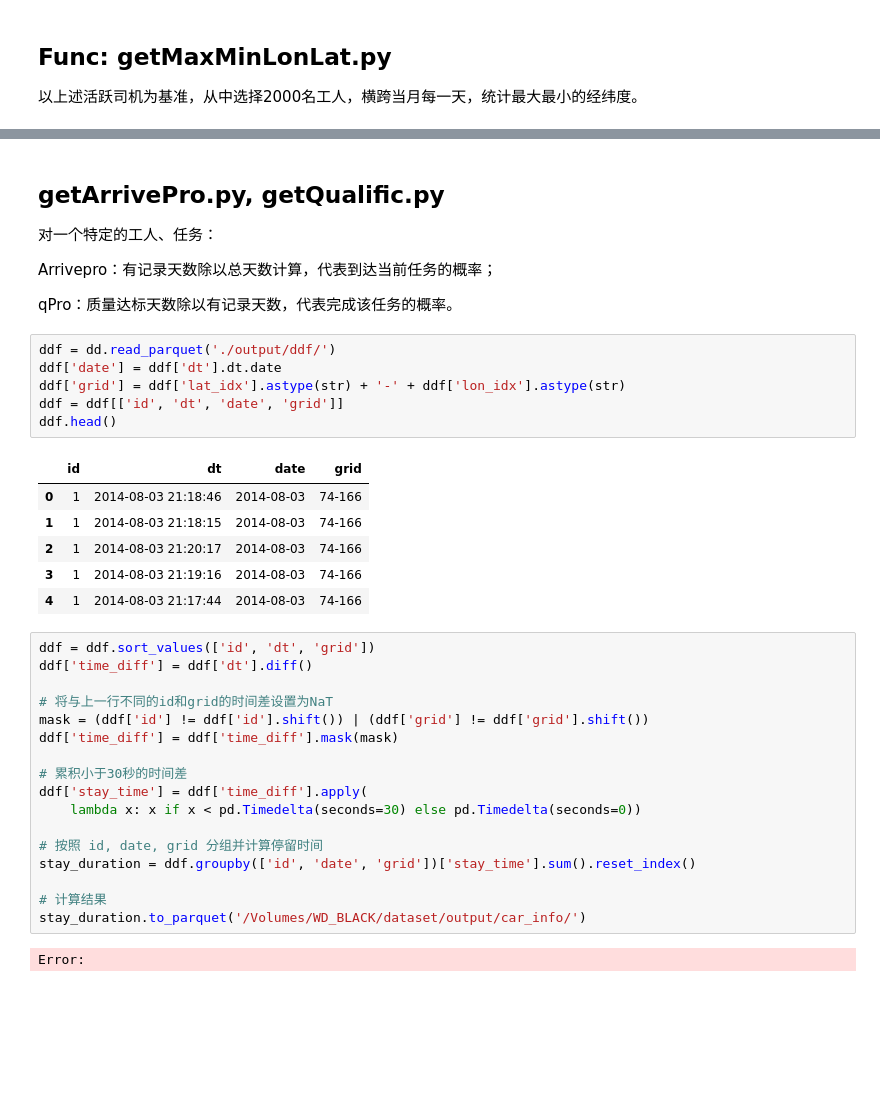
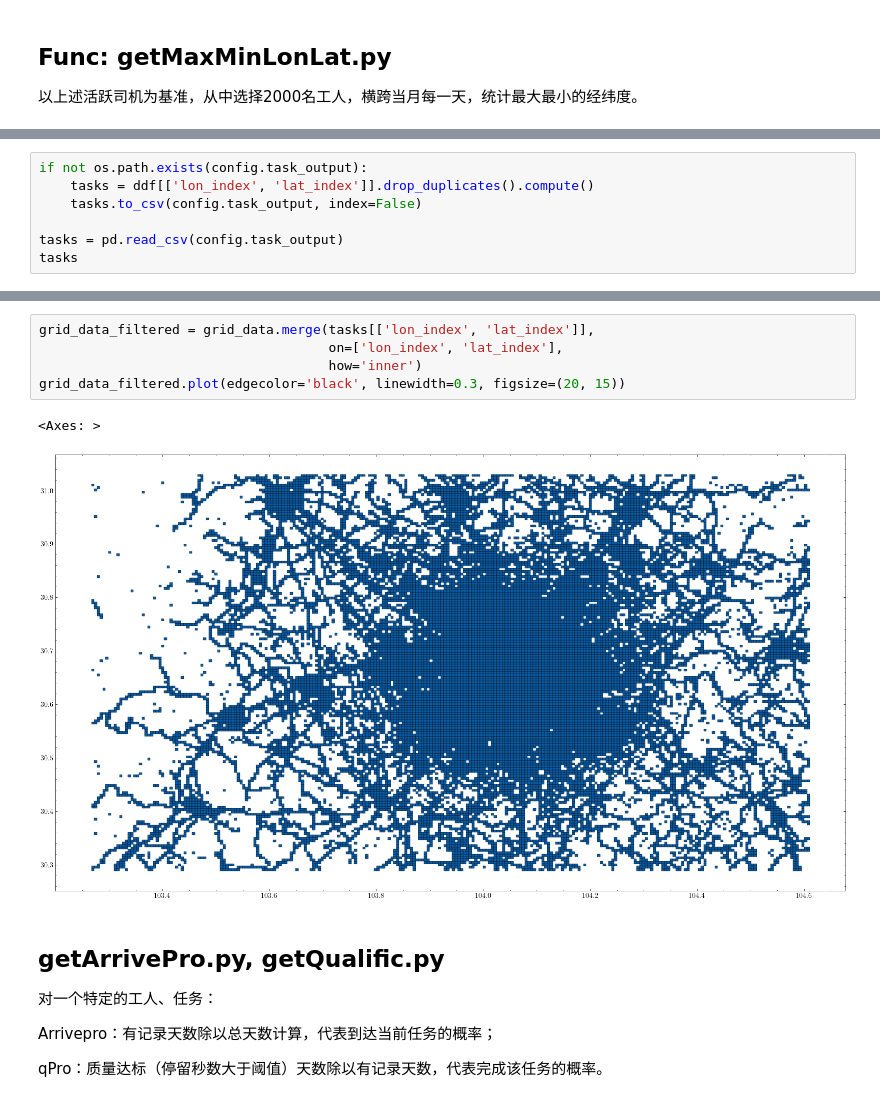
Before and after one commit to DURUII/Gaia-Explorer, a Jupyter notebook: jiaotongsai.ipynb, the cells around one changed output, grey strips where cells are left out. Drawn from its saved outputs; the diff is of its cells as text; blank space fills up the shorter version.

```diff
--- a/jiaotongsai.ipynb
+++ b/jiaotongsai.ipynb
@@ -205,0 +292,7 @@ ddf.to_parquet('./output/ddf/')
+# %%
+if not os.path.exists(config.task_output):
+    tasks = ddf[['lon_index', 'lat_index']].drop_duplicates().compute()
+    tasks.to_csv(config.task_output, index=False)
+
+tasks = pd.read_csv(config.task_output)
+tasks
@@ -206,3 +313,11 @@ ddf.to_parquet('./output/ddf/')
+# %%
+grid_data_filtered = grid_data.merge(tasks[['lon_index', 'lat_index']],
+                                     on=['lon_index', 'lat_index'],
+                                     how='inner')
+grid_data_filtered.plot(edgecolor='black', linewidth=0.3, figsize=(20, 15))
+# %% [output]
+<Axes: >
+[figure, added]
 # %% [markdown]
 ## getArrivePro.py, getQualific.py
 
@@ -210,36 +325,4 @@ ddf.to_parquet('./output/ddf/')
 
 Arrivepro：有记录天数除以总天数计算，代表到达当前任务的概率；
 
-qPro：质量达标天数除以有记录天数，代表完成该任务的概率。
+qPro：质量达标（停留秒数大于阈值）天数除以有记录天数，代表完成该任务的概率。
-# %%
-ddf = dd.read_parquet('./output/ddf/')
-ddf['date'] = ddf['dt'].dt.date
-ddf['grid'] = ddf['lat_idx'].astype(str) + '-' + ddf['lon_idx'].astype(str)
-ddf = ddf[['id', 'dt', 'date', 'grid']]
-ddf.head()
-# %% [output]
-|  | id | dt | date | grid |
-| 0 | 1 | 2014-08-03 21:18:46 | 2014-08-03 | 74-166 |
-| 1 | 1 | 2014-08-03 21:18:15 | 2014-08-03 | 74-166 |
-| 2 | 1 | 2014-08-03 21:20:17 | 2014-08-03 | 74-166 |
-| 3 | 1 | 2014-08-03 21:19:16 | 2014-08-03 | 74-166 |
-| 4 | 1 | 2014-08-03 21:17:44 | 2014-08-03 | 74-166 |
-# %%
-ddf = ddf.sort_values(['id', 'dt', 'grid'])
-ddf['time_diff'] = ddf['dt'].diff()
-
-# 将与上一行不同的id和grid的时间差设置为NaT
-mask = (ddf['id'] != ddf['id'].shift()) | (ddf['grid'] != ddf['grid'].shift())
-ddf['time_diff'] = ddf['time_diff'].mask(mask)
-
-# 累积小于30秒的时间差
-ddf['stay_time'] = ddf['time_diff'].apply(
-    lambda x: x if x < pd.Timedelta(seconds=30) else pd.Timedelta(seconds=0))
-
-# 按照 id, date, grid 分组并计算停留时间
-stay_duration = ddf.groupby(['id', 'date', 'grid'])['stay_time'].sum().reset_index()
-
-# 计算结果
-stay_duration.to_parquet('/Volumes/WD_BLACK/dataset/output/car_info/')
-# %% [output]
-Error:
```
Also changed, not shown: parts of 25 cells of this notebook.
